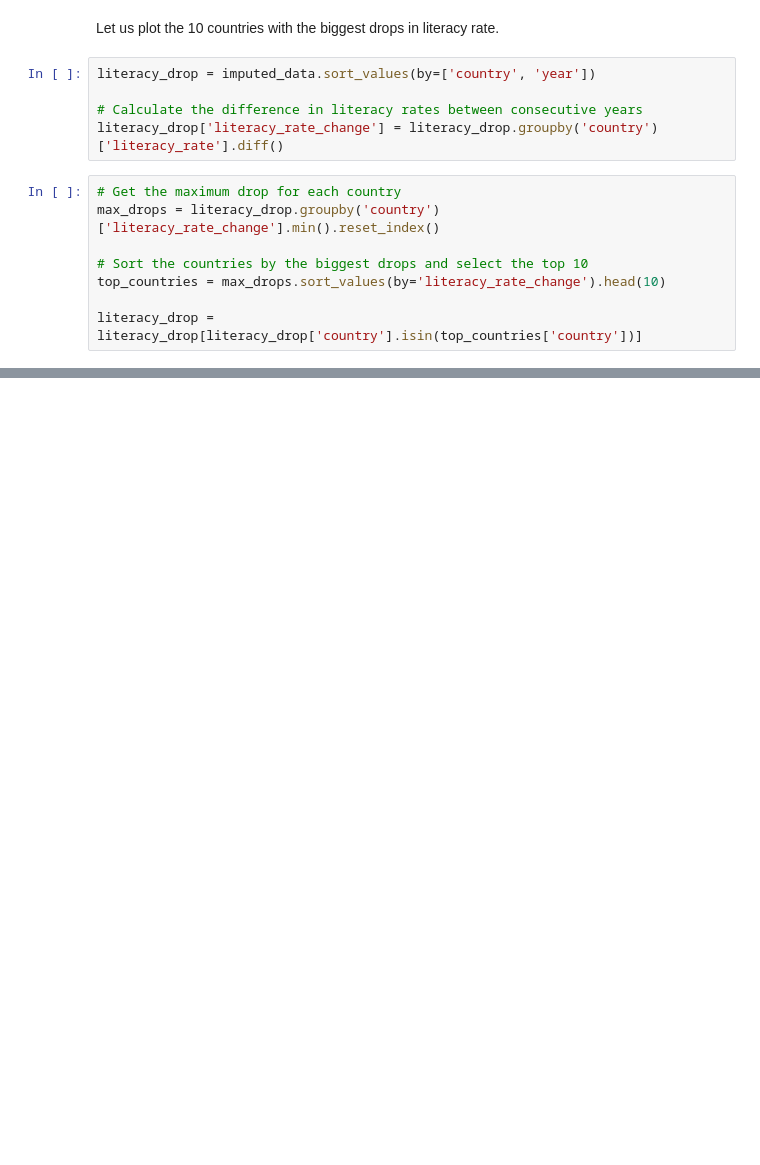
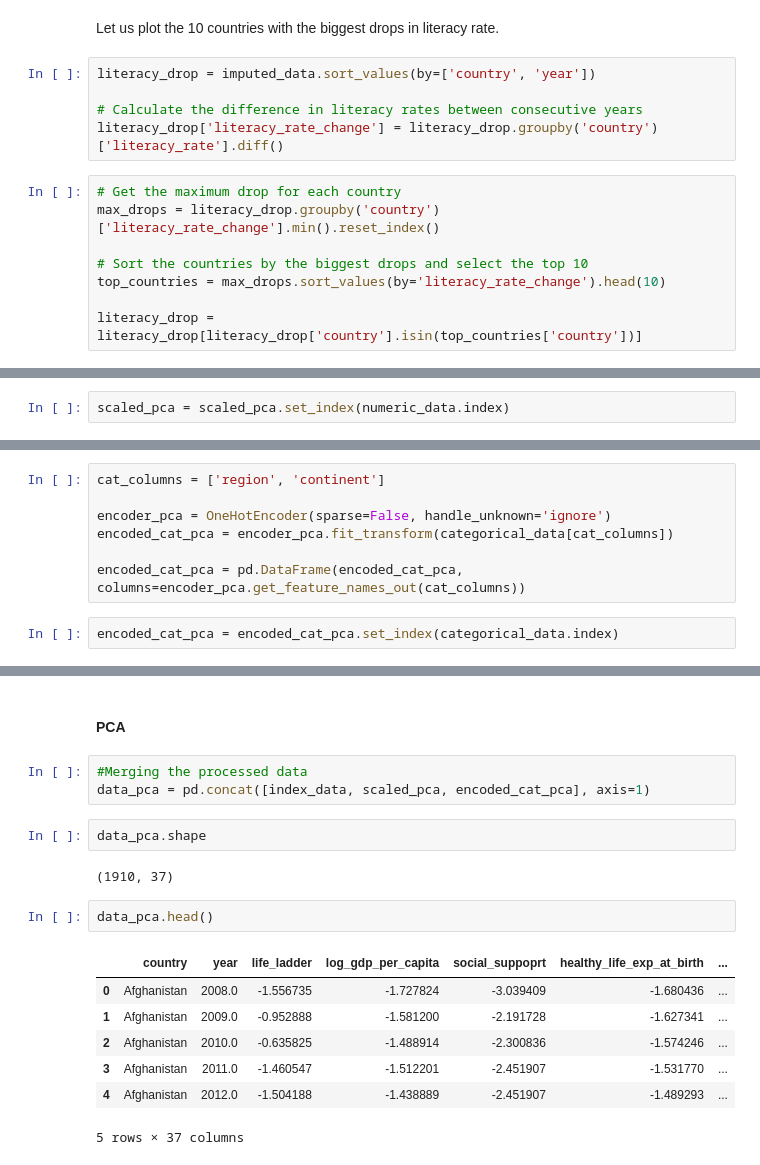
Before and after one commit to khtamkivi/DDS_project_2023, a Jupyter notebook: Data_Preparation_Karl.ipynb, the cells around one changed output, grey strips where cells are left out. Drawn from its saved outputs; the diff is of its cells as text; blank space fills up the shorter version.

```diff
--- a/Data_Preparation_Karl.ipynb
+++ b/Data_Preparation_Karl.ipynb
@@ -500,0 +580,2 @@ Should we remove literacy rate altogether?
+# %%
+scaled_pca = scaled_pca.set_index(numeric_data.index)
@@ -500,0 +597,9 @@ Should we remove literacy rate altogether?
+# %%
+cat_columns = ['region', 'continent']
+
+encoder_pca = OneHotEncoder(sparse=False, handle_unknown='ignore')
+encoded_cat_pca = encoder_pca.fit_transform(categorical_data[cat_columns])
+
+encoded_cat_pca = pd.DataFrame(encoded_cat_pca, columns=encoder_pca.get_feature_names_out(cat_columns))
+# %%
+encoded_cat_pca = encoded_cat_pca.set_index(categorical_data.index)
@@ -500,0 +620,19 @@ Should we remove literacy rate altogether?
+# %% [markdown]
+#### PCA
+# %%
+#Merging the processed data
+data_pca = pd.concat([index_data, scaled_pca, encoded_cat_pca], axis=1)
+# %%
+data_pca.shape
+# %% [output]
+(1910, 37)
+# %%
+data_pca.head()
+# %% [output]
+|  | country | year | life_ladder | log_gdp_per_capita | social_suppoprt | healthy_life_exp_at_birth | ... |
+| 0 | Afghanistan | 2008.0 | -1.556735 | -1.727824 | -3.039409 | -1.680436 | ... |
+| 1 | Afghanistan | 2009.0 | -0.952888 | -1.581200 | -2.191728 | -1.627341 | ... |
+| 2 | Afghanistan | 2010.0 | -0.635825 | -1.488914 | -2.300836 | -1.574246 | ... |
+| 3 | Afghanistan | 2011.0 | -1.460547 | -1.512201 | -2.451907 | -1.531770 | ... |
+| 4 | Afghanistan | 2012.0 | -1.504188 | -1.438889 | -2.451907 | -1.489293 | ... |
+5 rows × 37 columns
```
Also changed, not shown: parts of 48 cells of this notebook, 12 other files.
